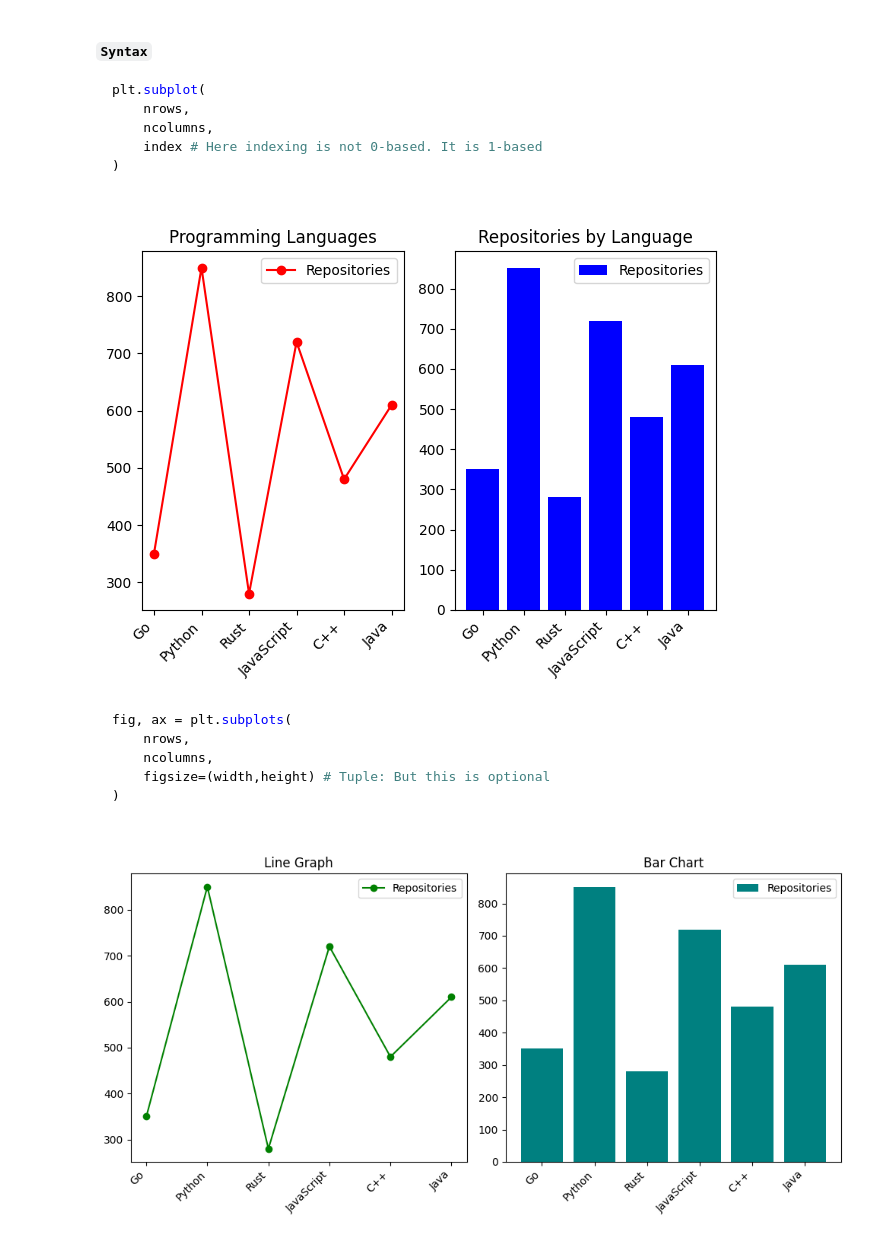
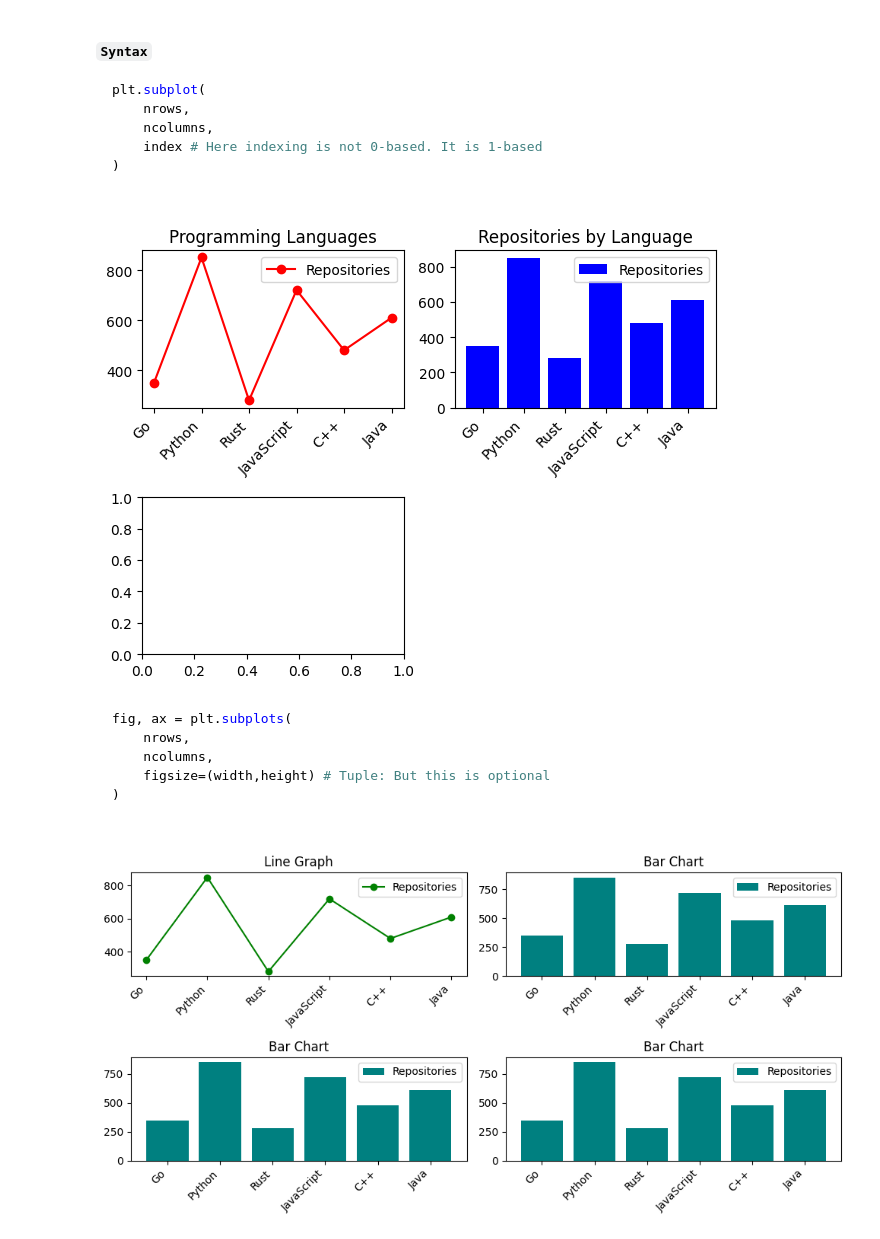
Before and after one commit to waseem-development/AI-NAVTTC, a Jupyter notebook: multi_modal_ai_engineering_journey/4_Matplotlib/7_subplots.ipynb, the cells around one changed output. Cells and saved outputs as stored; diff of their text form; code cells hidden in the pictures.

````diff
--- a/multi_modal_ai_engineering_journey/4_Matplotlib/7_subplots.ipynb
+++ b/multi_modal_ai_engineering_journey/4_Matplotlib/7_subplots.ipynb
@@ -15,41 +15,41 @@ import numpy as np
 languages = ["Go", "Python", "Rust", "JavaScript", "C++", "Java"]
 repositories = [350, 850, 280, 720, 480, 610]
 
-plt.subplot(1, 2, 1)
+plt.subplot(2, 2, 1)
 
 plt.plot(
     languages,
     repositories,
     color="red",
     marker="o",
     label="Repositories"
 )
 
 plt.xticks(rotation=45, ha="right")
 plt.legend()
 plt.title("Programming Languages")
 
 
-plt.subplot(1, 2, 2)
+plt.subplot(2, 2, 2)
 
 plt.bar(
     languages,
     repositories,
     color="blue",
     label="Repositories"
 )
 
 plt.xticks(rotation=45, ha="right")
 # ha="left" → text starts from the tick
 # ha="center" → text is centered on the tick
 # ha="right" → text ends at the tick
 plt.legend()
 plt.title("Repositories by Language")
-
+plt.subplot(2, 2, 3)
 plt.tight_layout()
 plt.show()
 # %% [output]
-[figure, old version]
+[figure, new version]
 # %% [markdown]
 ``` python
 fig, ax = plt.subplots(
@@ -58,12 +58,9 @@ fig, ax = plt.subplots(
     figsize=(width,height) # Tuple: But this is optional
 )
 # %%
-languages = ["Go", "Python", "Rust", "JavaScript", "C++", "Java"]
-repositories = [350, 850, 280, 720, 480, 610]
+fig, ax = plt.subplots(2, 2, figsize=(10, 5))
 
-fig, ax = plt.subplots(1, 2, figsize=(10, 5))
-
-ax[0].plot(
+ax[0][0].plot(
     languages,
     repositories,
     color="green",
@@ -71,22 +68,47 @@ ax[0].plot(
     label="Repositories"
 )
 
-ax[0].set_title("Line Graph")
-ax[0].set_xticklabels(languages, rotation=45, ha="right")
-ax[0].legend()
+ax[0][0].set_title("Line Graph")
+ax[0][0].set_xticklabels(languages, rotation=45, ha="right")
+ax[0][0].legend()
 
-ax[1].bar(
+
+ax[0][1].bar(
     languages,
     repositories,
     color="teal",
     label="Repositories"
 )
 
-ax[1].set_title("Bar Chart")
-ax[1].set_xticklabels(languages, rotation=45, ha="right")
-ax[1].legend()
+ax[0][1].set_title("Bar Chart")
+ax[0][1].set_xticklabels(languages, rotation=45, ha="right")
+ax[0][1].legend()
+
+
+ax[1][0].bar(
+    languages,
+    repositories,
+    color="teal",
+    label="Repositories"
+)
+
+ax[1][0].set_title("Bar Chart")
+ax[1][0].set_xticklabels(languages, rotation=45, ha="right")
+ax[1][0].legend()
+
+
+ax[1][1].bar(
+    languages,
+    repositories,
+    color="teal",
+    label="Repositories"
+)
+
+ax[1][1].set_title("Bar Chart")
+ax[1][1].set_xticklabels(languages, rotation=45, ha="right")
+ax[1][1].legend()
 
 plt.tight_layout()
 plt.show()
 # %% [output]
-[figure, old version]
+[figure, new version]
````
Also changed, not shown: 3 other files.
